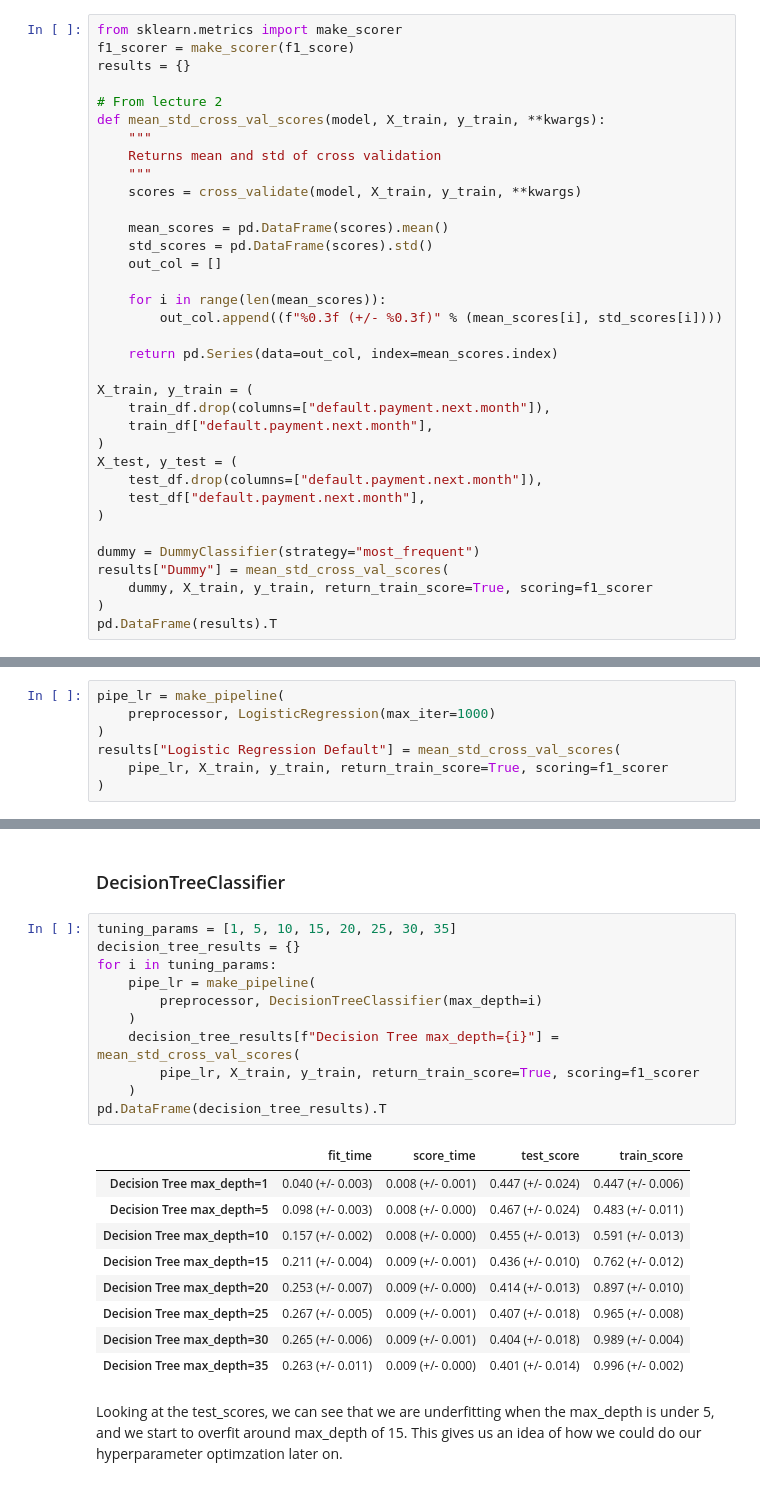
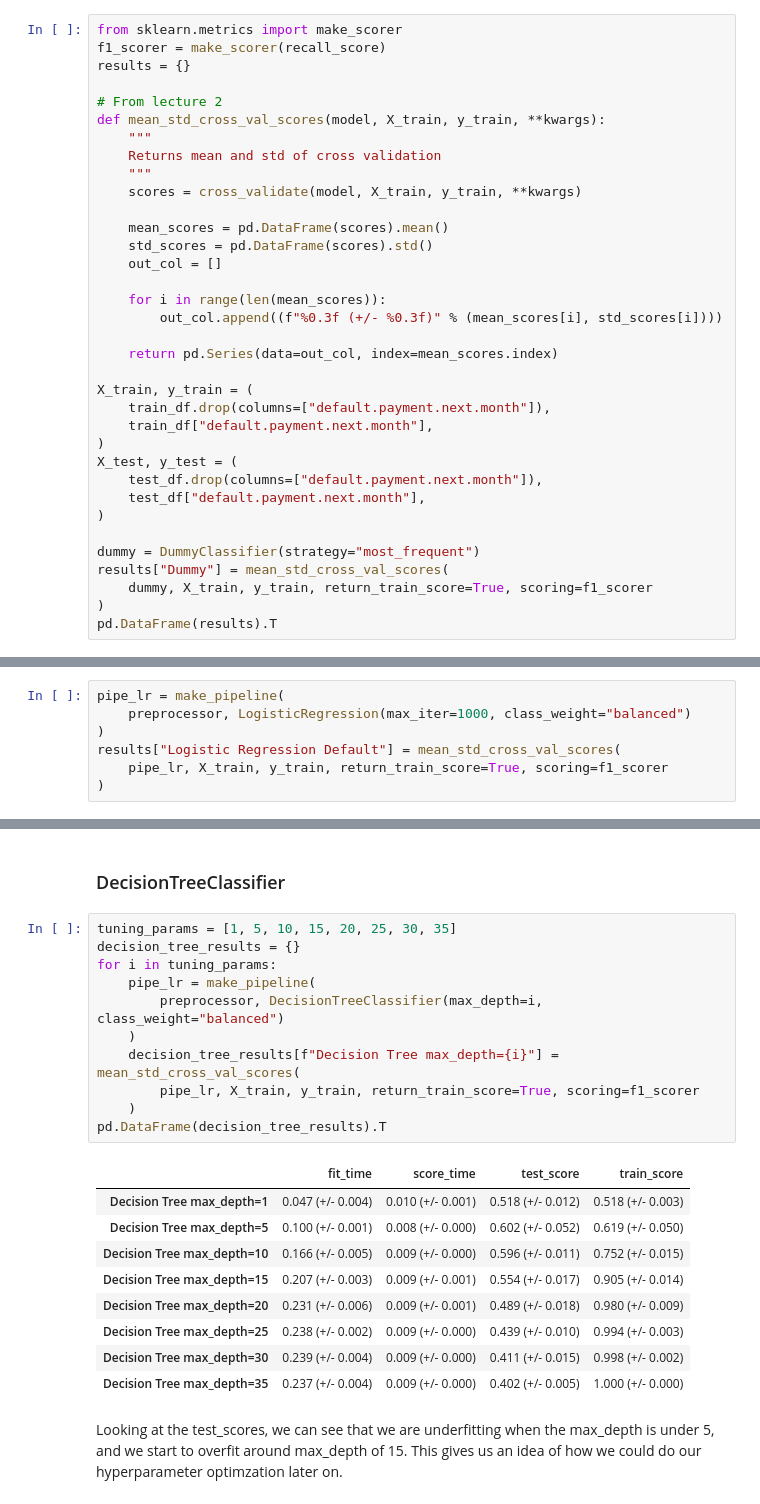
Before and after one commit to BradPeng/cpsc330-2023s, a Jupyter notebook: hw/hw5/hw5.ipynb, the cells around one changed output, grey strips where cells are left out. Saved outputs shown, nothing was run; the diff lists cells and outputs as text.

```diff
--- a/hw/hw5/hw5.ipynb
+++ b/hw/hw5/hw5.ipynb
@@ -408,7 +408,7 @@ Solution_6
 </div>
 # %%
 from sklearn.metrics import make_scorer
-f1_scorer = make_scorer(f1_score)
+f1_scorer = make_scorer(recall_score)
 results = {}
 
 # From lecture 2
@@ -473,7 +473,7 @@ Solution_7
 _Type your answer here, replacing this text._
 # %%
 pipe_lr = make_pipeline(
-    preprocessor, LogisticRegression(max_iter=1000)
+    preprocessor, LogisticRegression(max_iter=1000, class_weight="balanced")
 )
 results["Logistic Regression Default"] = mean_std_cross_val_scores(
     pipe_lr, X_train, y_train, return_train_score=True, scoring=f1_scorer
@@ -543,24 +543,24 @@ _Type your answer here, replacing this text._
 # %%
 tuning_params = [1, 5, 10, 15, 20, 25, 30, 35]
 decision_tree_results = {}
 for i in tuning_params:
     pipe_lr = make_pipeline(
-        preprocessor, DecisionTreeClassifier(max_depth=i)
+        preprocessor, DecisionTreeClassifier(max_depth=i, class_weight="balanced")
     )
     decision_tree_results[f"Decision Tree max_depth={i}"] = mean_std_cross_val_scores(
         pipe_lr, X_train, y_train, return_train_score=True, scoring=f1_scorer
     )
 pd.DataFrame(decision_tree_results).T
 # %% [output]
 |  | fit_time | score_time | test_score | train_score |
-| Decision Tree max_depth=1 | 0.040 (+/- 0.003) | 0.008 (+/- 0.001) | 0.447 (+/- 0.024) | 0.447 (+/- 0.006) |
-| Decision Tree max_depth=5 | 0.098 (+/- 0.003) | 0.008 (+/- 0.000) | 0.467 (+/- 0.024) | 0.483 (+/- 0.011) |
-| Decision Tree max_depth=10 | 0.157 (+/- 0.002) | 0.008 (+/- 0.000) | 0.455 (+/- 0.013) | 0.591 (+/- 0.013) |
-| Decision Tree max_depth=15 | 0.211 (+/- 0.004) | 0.009 (+/- 0.001) | 0.436 (+/- 0.010) | 0.762 (+/- 0.012) |
-| Decision Tree max_depth=20 | 0.253 (+/- 0.007) | 0.009 (+/- 0.000) | 0.414 (+/- 0.013) | 0.897 (+/- 0.010) |
-| Decision Tree max_depth=25 | 0.267 (+/- 0.005) | 0.009 (+/- 0.001) | 0.407 (+/- 0.018) | 0.965 (+/- 0.008) |
-| Decision Tree max_depth=30 | 0.265 (+/- 0.006) | 0.009 (+/- 0.001) | 0.404 (+/- 0.018) | 0.989 (+/- 0.004) |
-| Decision Tree max_depth=35 | 0.263 (+/- 0.011) | 0.009 (+/- 0.000) | 0.401 (+/- 0.014) | 0.996 (+/- 0.002) |
+| Decision Tree max_depth=1 | 0.047 (+/- 0.004) | 0.010 (+/- 0.001) | 0.518 (+/- 0.012) | 0.518 (+/- 0.003) |
+| Decision Tree max_depth=5 | 0.100 (+/- 0.001) | 0.008 (+/- 0.000) | 0.602 (+/- 0.052) | 0.619 (+/- 0.050) |
+| Decision Tree max_depth=10 | 0.166 (+/- 0.005) | 0.009 (+/- 0.000) | 0.596 (+/- 0.011) | 0.752 (+/- 0.015) |
+| Decision Tree max_depth=15 | 0.207 (+/- 0.003) | 0.009 (+/- 0.001) | 0.554 (+/- 0.017) | 0.905 (+/- 0.014) |
+| Decision Tree max_depth=20 | 0.231 (+/- 0.006) | 0.009 (+/- 0.001) | 0.489 (+/- 0.018) | 0.980 (+/- 0.009) |
+| Decision Tree max_depth=25 | 0.238 (+/- 0.002) | 0.009 (+/- 0.000) | 0.439 (+/- 0.010) | 0.994 (+/- 0.003) |
+| Decision Tree max_depth=30 | 0.239 (+/- 0.004) | 0.009 (+/- 0.000) | 0.411 (+/- 0.015) | 0.998 (+/- 0.002) |
+| Decision Tree max_depth=35 | 0.237 (+/- 0.004) | 0.009 (+/- 0.000) | 0.402 (+/- 0.005) | 1.000 (+/- 0.000) |
 # %% [markdown]
 Looking at the test_scores, we can see that we are underfitting when the max_depth is under 5, and we start to overfit around max_depth of 15. This gives us an idea of how we could do our hyperparameter optimzation later on.
 # %% [markdown]
```
Also changed, not shown: parts of 49 cells of this notebook, 1 other file.
